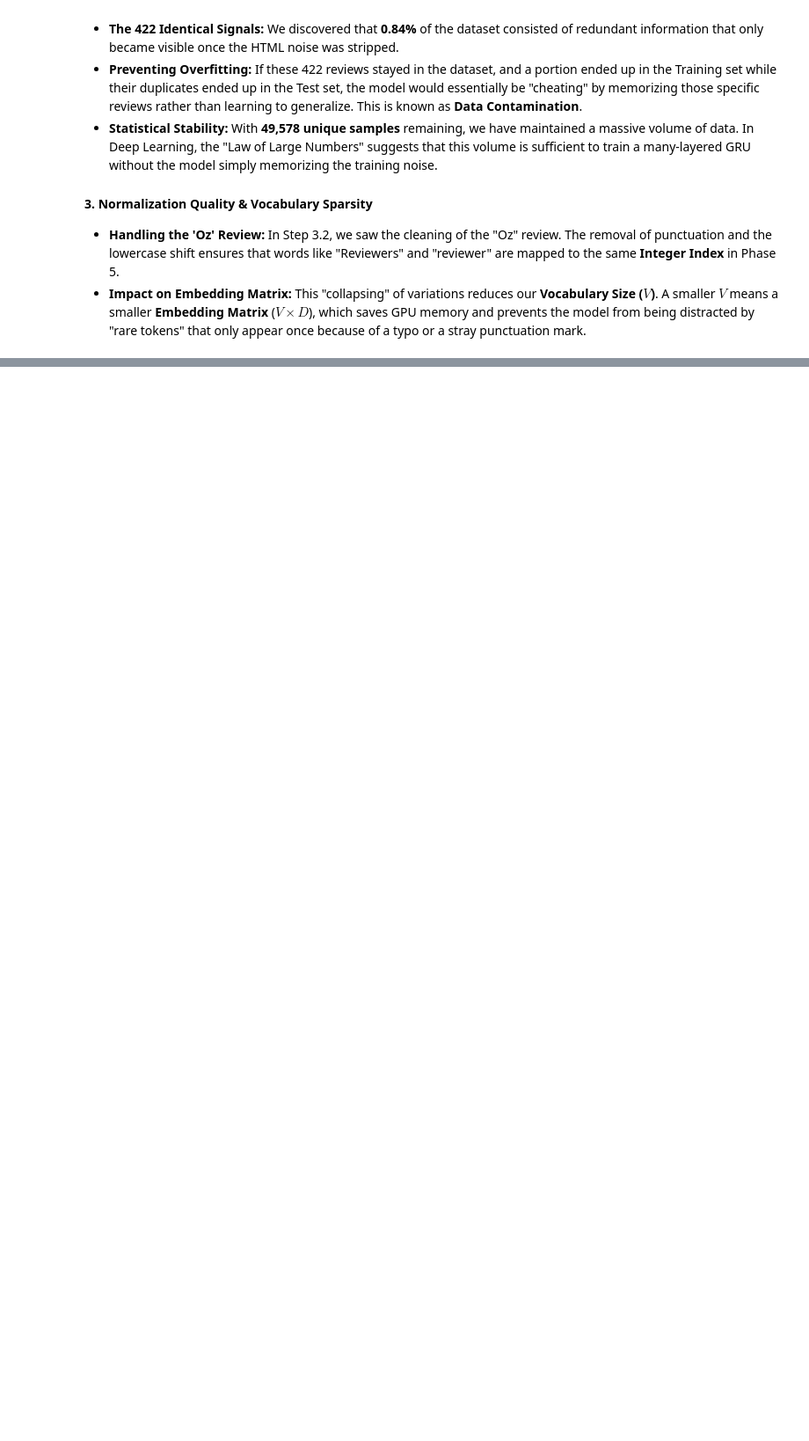
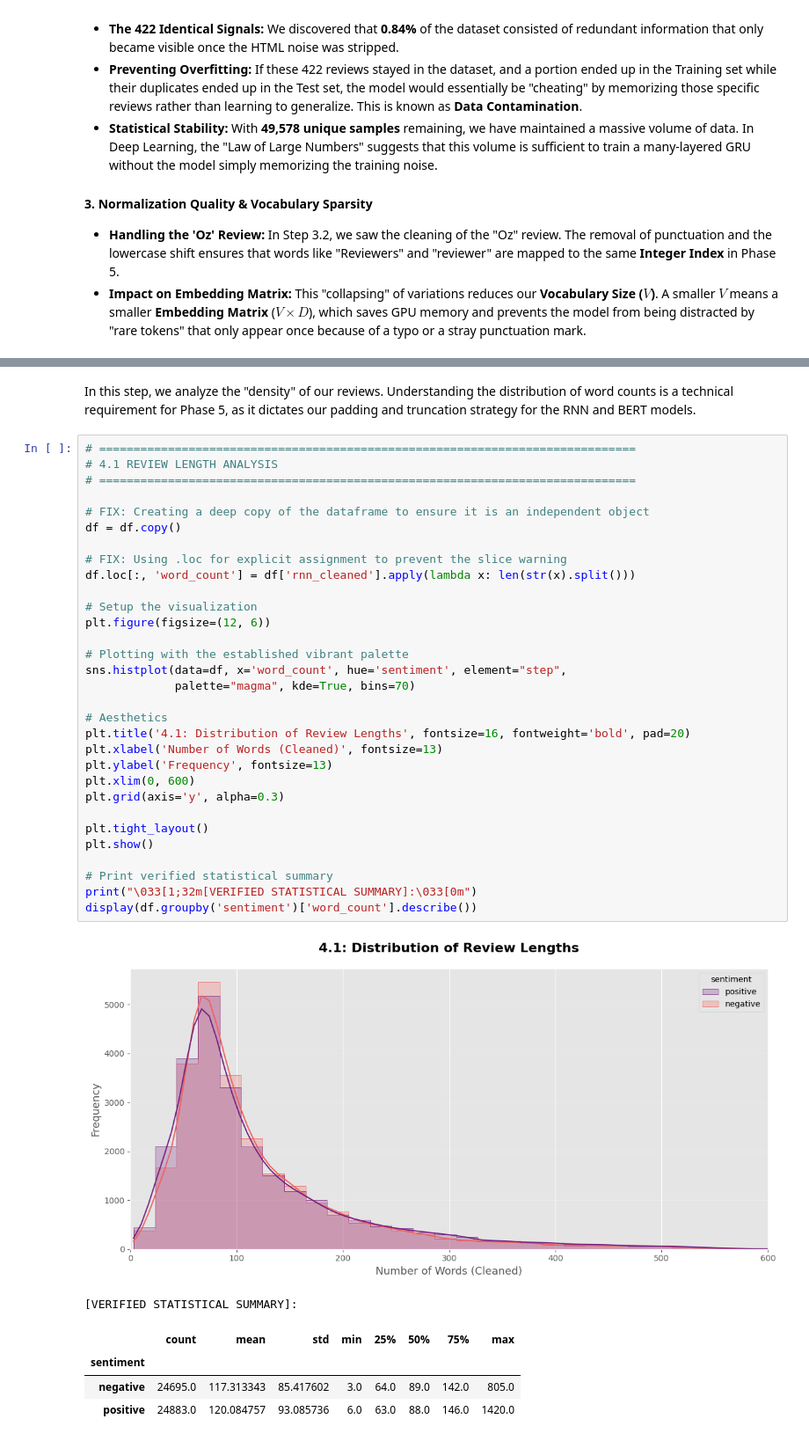
Before and after one commit to Sagarjain93/Sentiment_analysis_RNN_Bert, a Jupyter notebook: Notebooks/Sentiment_Analysis_with_an_Recurrent_Neural_Networks_(RNN).ipynb, the cells around one changed output, grey strips where cells are left out. Shown at 88% size. Drawn from its saved outputs; the diff is of its cells as text; blank space fills up the shorter version.

```diff
--- a/Notebooks/Sentiment_Analysis_with_an_Recurrent_Neural_Networks_(RNN).ipynb
+++ b/Notebooks/Sentiment_Analysis_with_an_Recurrent_Neural_Networks_(RNN).ipynb
@@ -374,0 +381,40 @@ Our execution in Step 3.1 and 3.2 wasn't just about cleaning; it was about **Fea
+# %% [markdown]
+In this step, we analyze the "density" of our reviews. Understanding the distribution of word counts is a technical requirement for Phase 5, as it dictates our padding and truncation strategy for the RNN and BERT models.
+# %%
+# ==============================================================================
+# 4.1 REVIEW LENGTH ANALYSIS
+# ==============================================================================
+
+# FIX: Creating a deep copy of the dataframe to ensure it is an independent object
+df = df.copy()
+
+# FIX: Using .loc for explicit assignment to prevent the slice warning
+df.loc[:, 'word_count'] = df['rnn_cleaned'].apply(lambda x: len(str(x).split()))
+
+# Setup the visualization
+plt.figure(figsize=(12, 6))
+
+# Plotting with the established vibrant palette
+sns.histplot(data=df, x='word_count', hue='sentiment', element="step",
+             palette="magma", kde=True, bins=70)
+
+# Aesthetics
+plt.title('4.1: Distribution of Review Lengths', fontsize=16, fontweight='bold', pad=20)
+plt.xlabel('Number of Words (Cleaned)', fontsize=13)
+plt.ylabel('Frequency', fontsize=13)
+plt.xlim(0, 600)
+plt.grid(axis='y', alpha=0.3)
+
+plt.tight_layout()
+plt.show()
+
+# Print verified statistical summary
+print("\033[1;32m[VERIFIED STATISTICAL SUMMARY]:\033[0m")
+display(df.groupby('sentiment')['word_count'].describe())
+# %% [output]
+[figure, added]
+[VERIFIED STATISTICAL SUMMARY]:
+|  | count | mean | std | min | 25% | 50% | 75% | max |
+| sentiment |  |  |  |  |  |  |  |  |
+| negative | 24695.0 | 117.313343 | 85.417602 | 3.0 | 64.0 | 89.0 | 142.0 | 805.0 |
+| positive | 24883.0 | 120.084757 | 93.085736 | 6.0 | 63.0 | 88.0 | 146.0 | 1420.0 |
```
Also changed, not shown: parts of 15 cells of this notebook.
